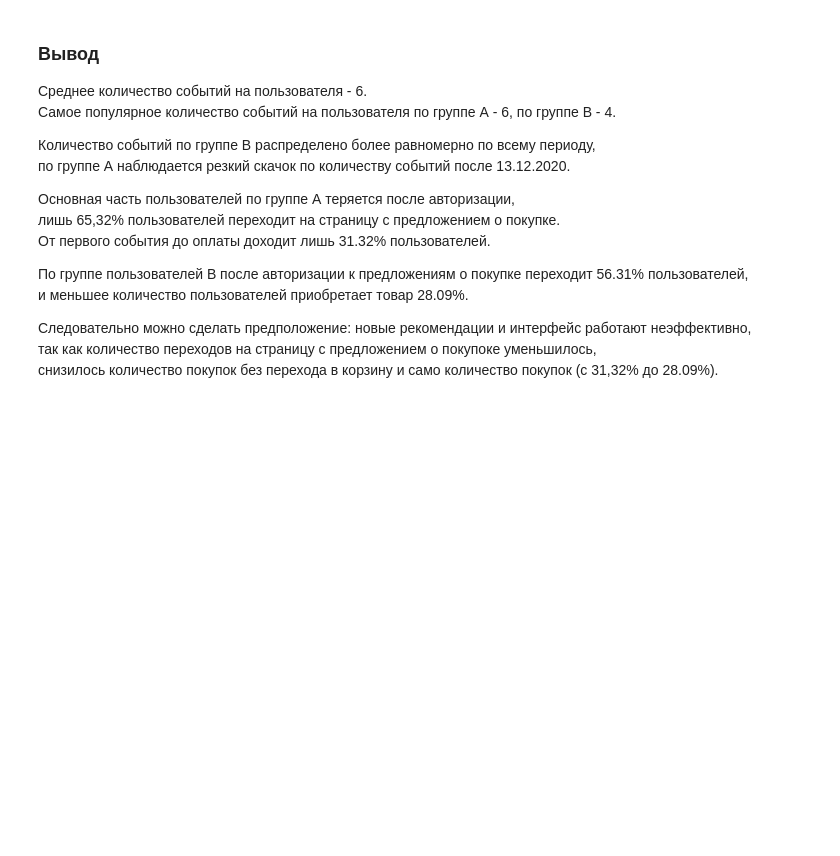
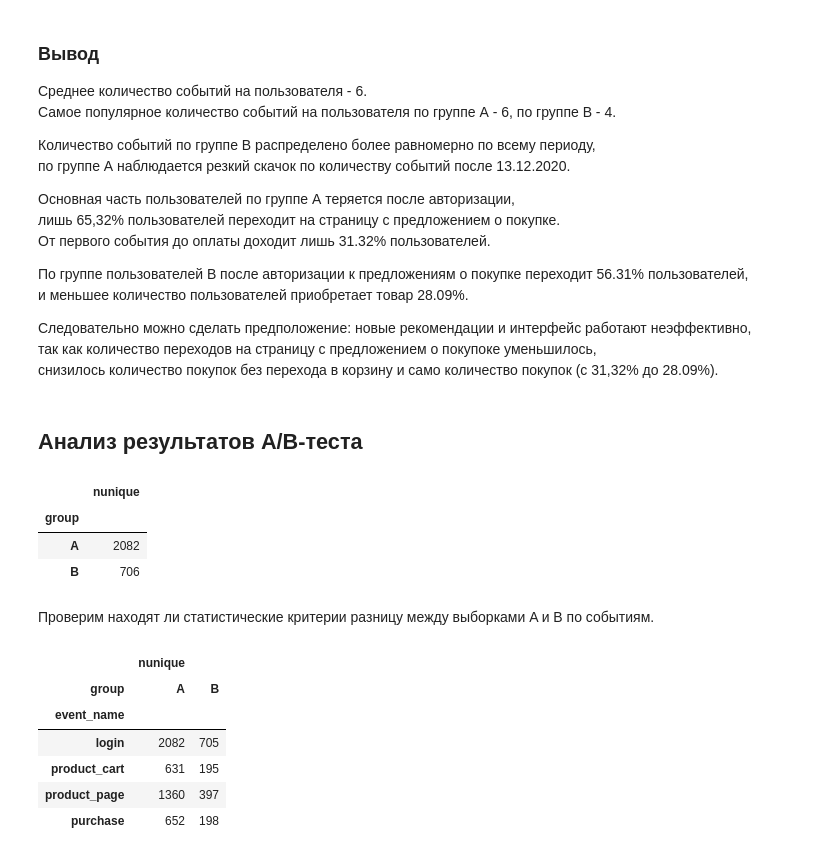
Before and after one commit to akirionenko/senior_progect, a Jupyter notebook: AB_test.ipynb, the cells around one changed output. Drawn from its saved outputs; the diff is of its cells as text; code cells hidden in the pictures; blank space fills up the shorter version.

```diff
--- a/AB_test.ipynb
+++ b/AB_test.ipynb
@@ -763,3 +763,26 @@ display(user_group_B)
 Следовательно можно сделать предположение: новые рекомендации и интерфейс работают неэффективно,\
 так как количество переходов на страницу с предложением о покупоке уменьшилось,\
 снизилось количество покупок без перехода в корзину и само количество покупок (с 31,32% до 28.09%).
+# %% [markdown]
+## Анализ результатов А/В-теста
+# %%
+#количество пользователей в каждой экспериментальной группе
+df.pivot_table(index='group', values='user_id', aggfunc={'nunique'})\
+    .sort_values(by='nunique', ascending=False)
+# %% [output]
+|  | nunique |
+| group |  |
+| A | 2082 |
+| B | 706 |
+# %% [markdown]
+Проверим находят ли статистические критерии разницу между выборками A и B по событиям.
+# %%
+df.pivot_table(index='event_name', columns='group', values='user_id', aggfunc=['nunique'])
+# %% [output]
+|  | nunique |  |
+| group | A | B |
+| event_name |  |  |
+| login | 2082 | 705 |
+| product_cart | 631 | 195 |
+| product_page | 1360 | 397 |
+| purchase | 652 | 198 |
```
Also changed, not shown: parts of 1 cell of this notebook.
